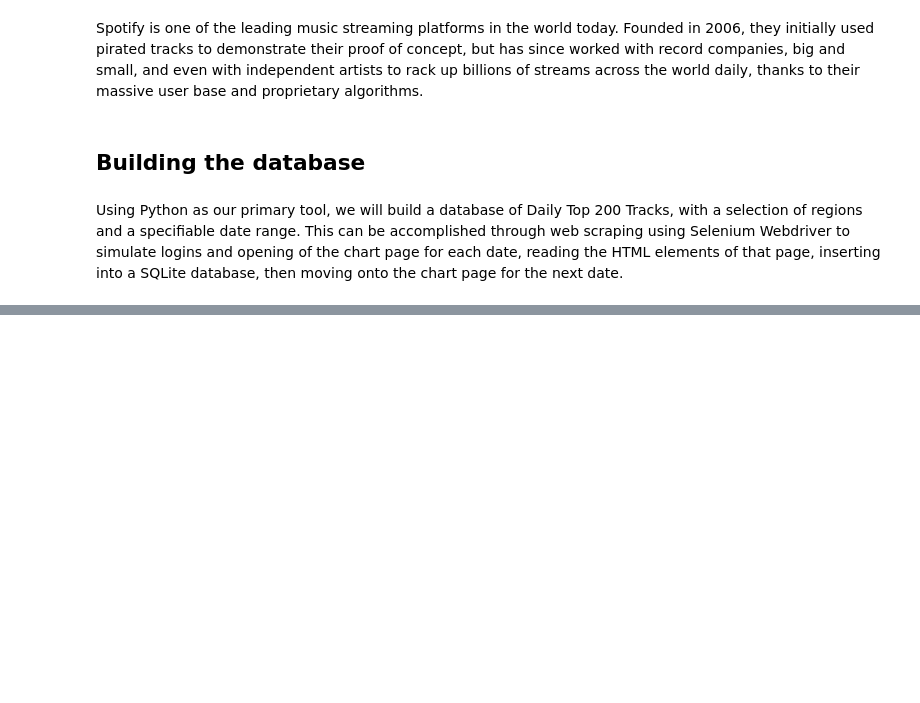
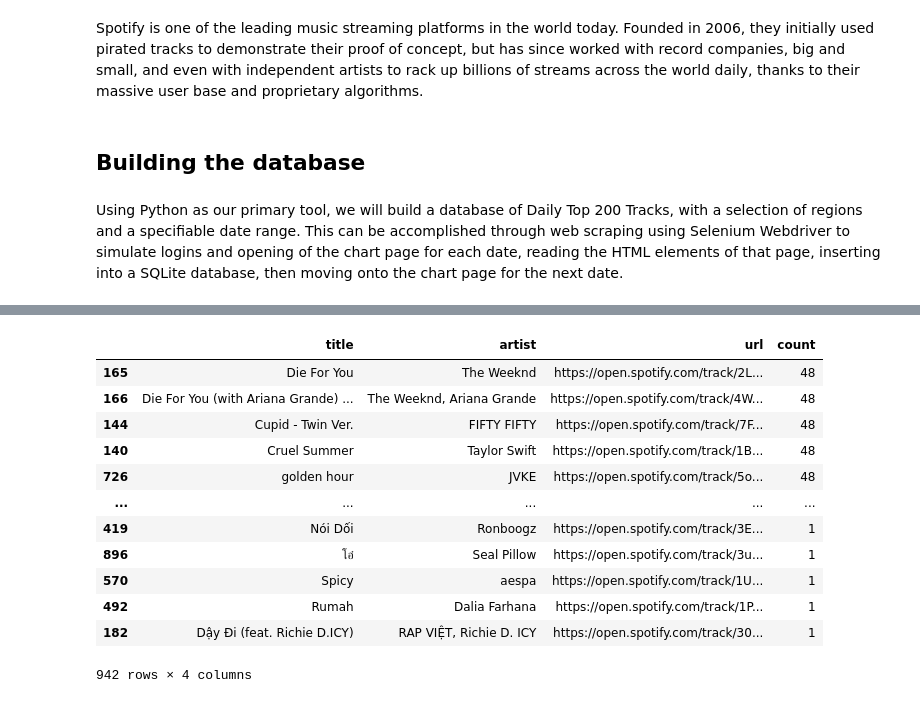
Before and after one commit to jeremiahfernandez97/spotify-pipeline, a Jupyter notebook: spotify_pipeline.ipynb, the cells around one changed output, grey strips where cells are left out. Cells and saved outputs as stored; diff of their text form; code cells hidden in the pictures; blank space fills up the shorter version.

```diff
--- a/spotify_pipeline.ipynb
+++ b/spotify_pipeline.ipynb
@@ -144,0 +178,3 @@ except:
+# %%
+# combine chart tables into one dataframe
+charts_df = pd.DataFrame()
@@ -144,0 +386,19 @@ except:
+# %%
+# get unique tracks in charts
+charts_unique_tracks = charts_df.groupby(["title", "artist", "url"]).size().reset_index(name="count")
+# %%
+charts_unique_tracks.sort_values(by="count", ascending=False)
+# %% [output]
+|  | title | artist | url | count |
+| 165 | Die For You | The Weeknd | https://open.spotify.com/track/2L... | 48 |
+| 166 | Die For You (with Ariana Grande) ... | The Weeknd, Ariana Grande | https://open.spotify.com/track/4W... | 48 |
+| 144 | Cupid - Twin Ver. | FIFTY FIFTY | https://open.spotify.com/track/7F... | 48 |
+| 140 | Cruel Summer | Taylor Swift | https://open.spotify.com/track/1B... | 48 |
+| 726 | golden hour | JVKE | https://open.spotify.com/track/5o... | 48 |
+| ... | ... | ... | ... | ... |
+| 419 | Nói Dối | Ronboogz | https://open.spotify.com/track/3E... | 1 |
+| 896 | โอ๋ | Seal Pillow | https://open.spotify.com/track/3u... | 1 |
+| 570 | Spicy | aespa | https://open.spotify.com/track/1U... | 1 |
+| 492 | Rumah | Dalia Farhana | https://open.spotify.com/track/1P... | 1 |
+| 182 | Dậy Đi (feat. Richie D.ICY) | RAP VIỆT, Richie D. ICY | https://open.spotify.com/track/30... | 1 |
+942 rows × 4 columns
```
Also changed, not shown: parts of 37 cells of this notebook, 3 other files.
